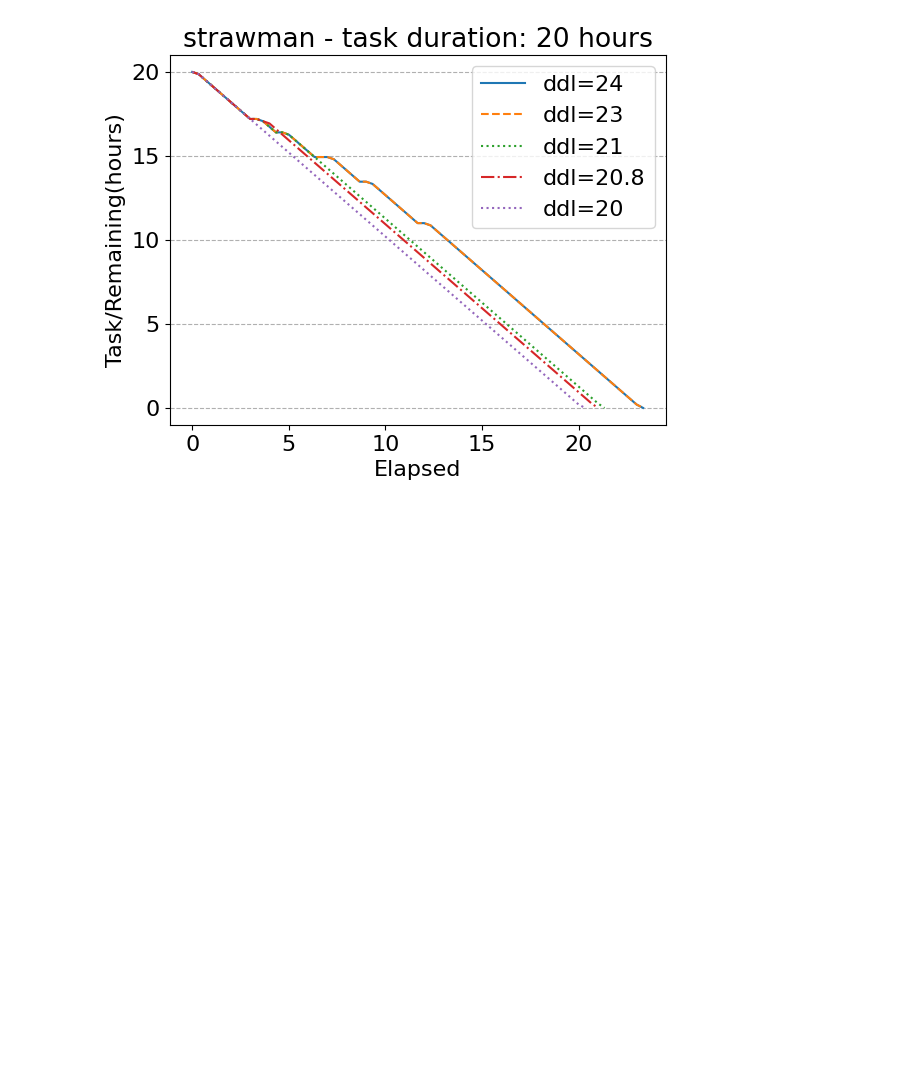
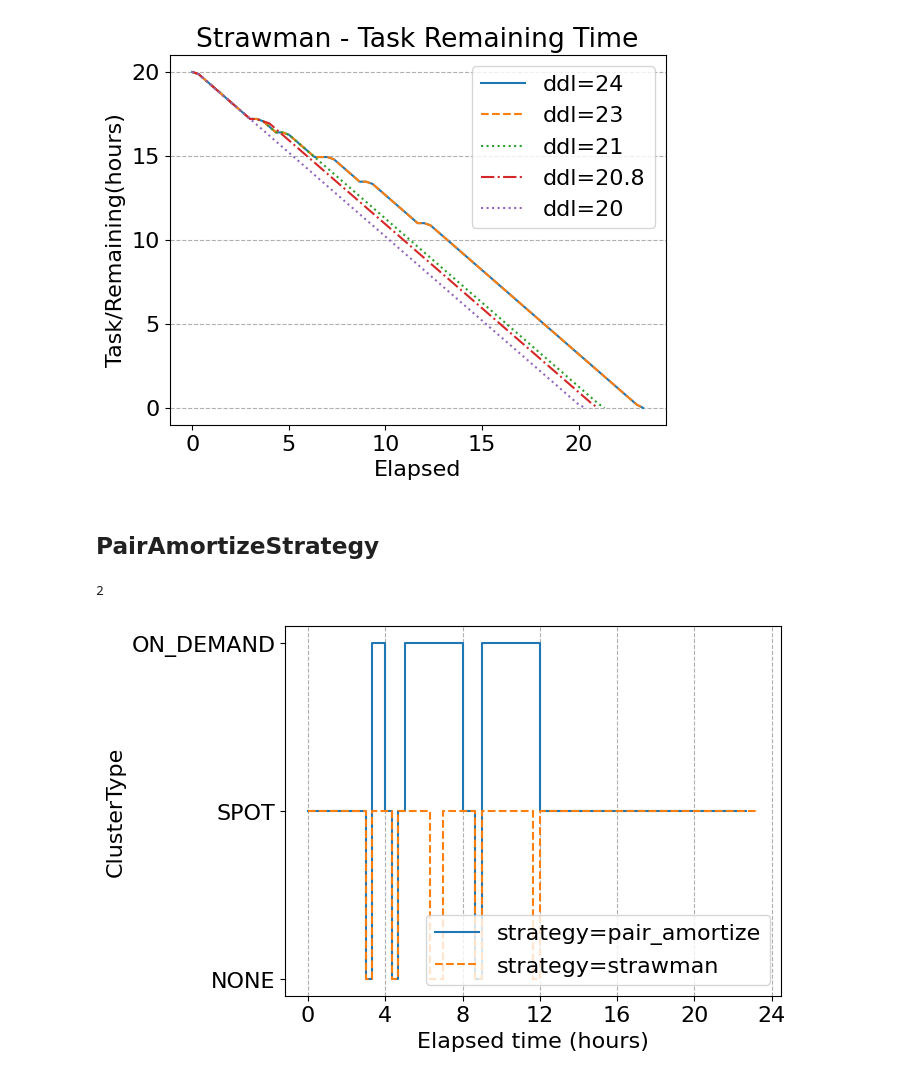
Before and after one commit to Michaelvll/skypilot-spot-strategy, a Jupyter notebook: scripts/plot.ipynb, the cells around one changed output. Cells and saved outputs as stored; diff of their text form; code cells hidden in the pictures; blank space fills up the shorter version.

```diff
--- a/scripts/plot.ipynb
+++ b/scripts/plot.ipynb
@@ -90,6 +89,27 @@ ax.grid(True, which='major', axis='y', linestyle='--')
 # %%
-ax, strategy, task_duration = plot_y(y_name='Task/Remaining(hours)', is_step_plot=False)
-ax.set_title(f'{strategy} - task duration: {task_duration} hours')
+ax = plot_y(run_dfs, y_name='Task/Remaining(hours)', is_step_plot=False)
+ax.set_title(f'Strawman - Task Remaining Time')
 ax.grid(True, which='major', axis='y', linestyle='--')
 # %% [output]
-[figure, old version]
+[figure, new version]
+# %% [markdown]
+## PairAmortizeStrategy
+# %%
+TAGS = []
+DDLs = {24}
+STRATEGIES = {'strawman', 'pair_amortize'}
+
+run_dfs = filter_runs(TAGS, DDLs, STRATEGIES)
+len(run_dfs)
+# %% [output]
+2
+# %%
+ax = plot_y(run_dfs, y_name='ClusterType', label_key=['strategy_metadata', 'name'], label_name='strategy')
+ax.set_xlabel('Elapsed time (hours)')
+ax.set_yticks([1, 2, 3])
+ax.set_yticklabels([ClusterType(i).name for i in [1, 2, 3]])
+# ax.set_title(f'')
+ax.set_xticks(list(range(0, 25, 4)))
+ax.grid(True, which='major', axis='x', linestyle='--')
+# %% [output]
+[figure, added]
```
Also changed, not shown: parts of 9 cells of this notebook, 10 other files.
